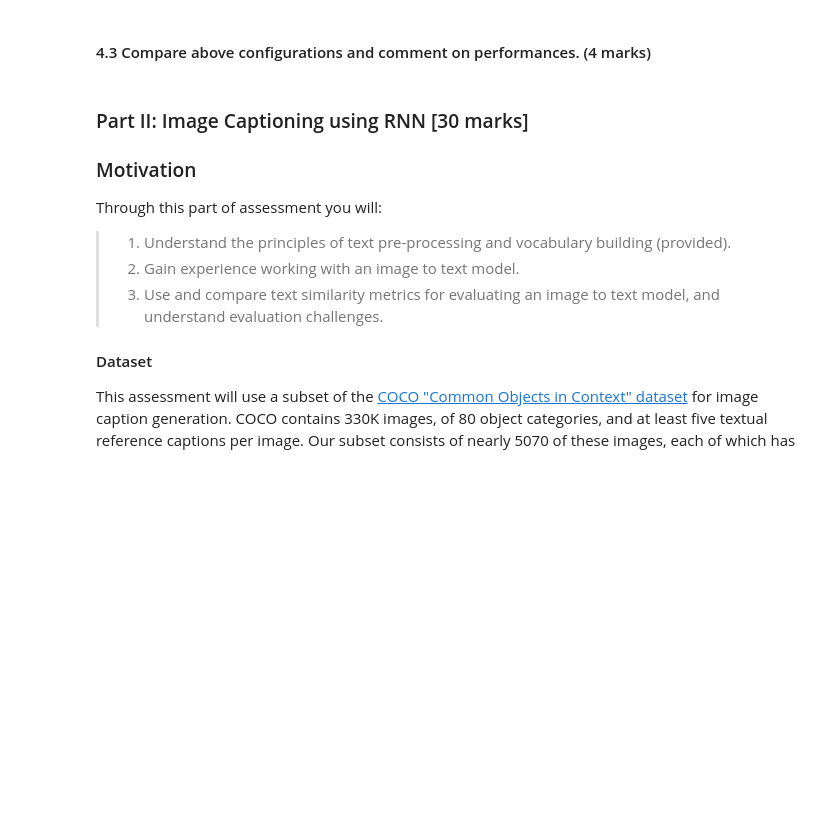
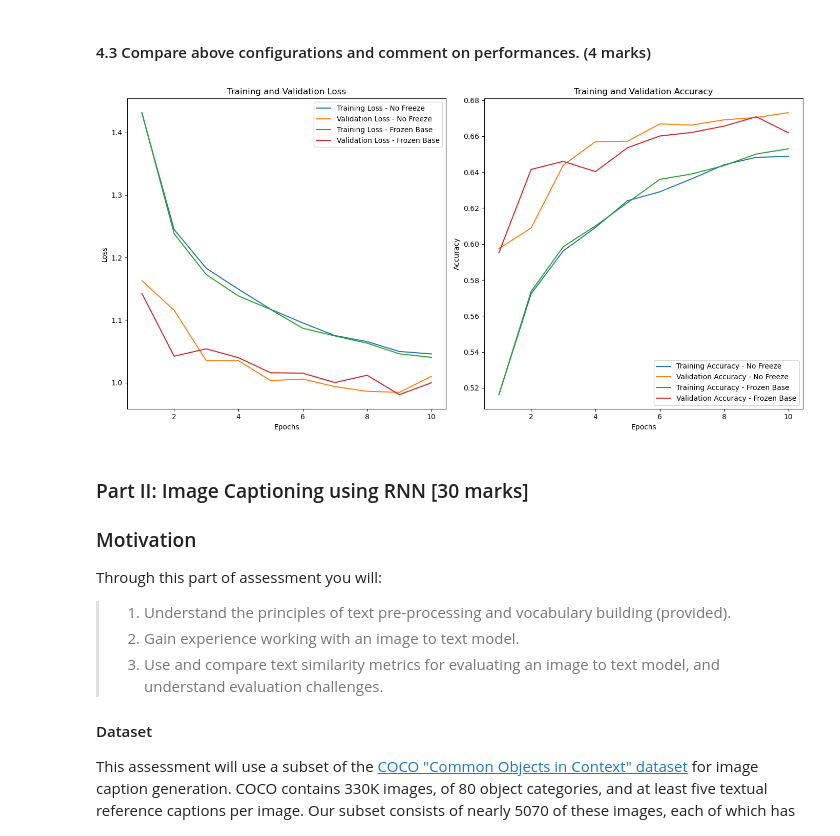
Before and after one commit to assh/dl_assessment2, a Jupyter notebook: COMP5625M_assessment2024_problem.ipynb, the cells around one changed output. Saved outputs shown, nothing was run; the diff lists cells and outputs as text; code cells hidden in the pictures; blank space fills up the shorter version.

```diff
--- a/COMP5625M_assessment2024_problem.ipynb
+++ b/COMP5625M_assessment2024_problem.ipynb
@@ -1131,3 +1146,41 @@ Fine-tuning is a way of applying or utilizing transfer learning. It is a process
+# %%
+# Your graphs here and please provide comment in markdown in another cell
+
+train_losses_no_freeze = alexnet_history['train_loss']
+val_losses_no_freeze = alexnet_history['val_loss']
+train_losses_frozen = alexnet_frozen_history['train_loss']
+val_losses_frozen = alexnet_frozen_history['val_loss']
+train_accuracies_no_freeze = alexnet_history['train_acc']
+val_accuracies_no_freeze = alexnet_history['val_acc']
+train_accuracies_frozen = alexnet_frozen_history['train_acc']
+val_accuracies_frozen = alexnet_frozen_history['val_acc']
+epochs = range(1, len(train_losses_no_freeze) + 1)
+
+plt.figure(figsize=(14, 7))
+plt.subplot(1, 2, 1)
+plt.plot(epochs, train_losses_no_freeze, label='Training Loss - No Freeze')
+plt.plot(epochs, val_losses_no_freeze, label='Validation Loss - No Freeze')
+plt.plot(epochs, train_losses_frozen, label='Training Loss - Frozen Base')
+plt.plot(epochs, val_losses_frozen, label='Validation Loss - Frozen Base')
+plt.title('Training and Validation Loss')
+plt.xlabel('Epochs')
+plt.ylabel('Loss')
+plt.legend()
+
+plt.subplot(1, 2, 2)
+plt.plot(epochs, train_accuracies_no_freeze, label='Training Accuracy - No Freeze')
+plt.plot(epochs, val_accuracies_no_freeze, label='Validation Accuracy - No Freeze')
+plt.plot(epochs, train_accuracies_frozen, label='Training Accuracy - Frozen Base')
+plt.plot(epochs, val_accuracies_frozen, label='Validation Accuracy - Frozen Base')
+plt.title('Training and Validation Accuracy')
+plt.xlabel('Epochs')
+plt.ylabel('Accuracy')
+plt.legend()
+
+plt.tight_layout()
+plt.show()
+# %% [output]
+[figure, added]
 # %% [markdown]
 ### Part II: Image Captioning using RNN [30 marks]
 
```
Also changed, not shown: parts of 13 cells of this notebook, 1 other file.
